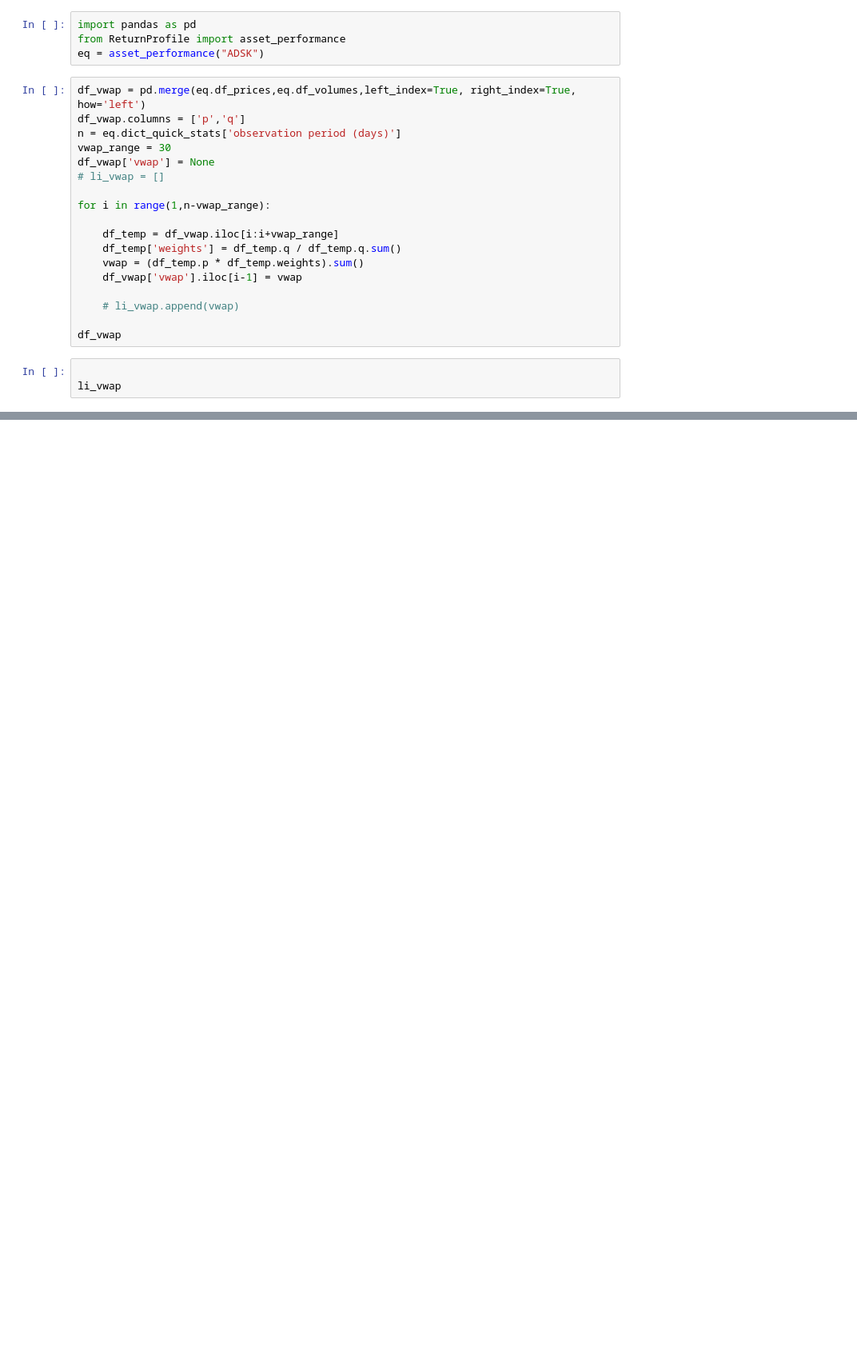
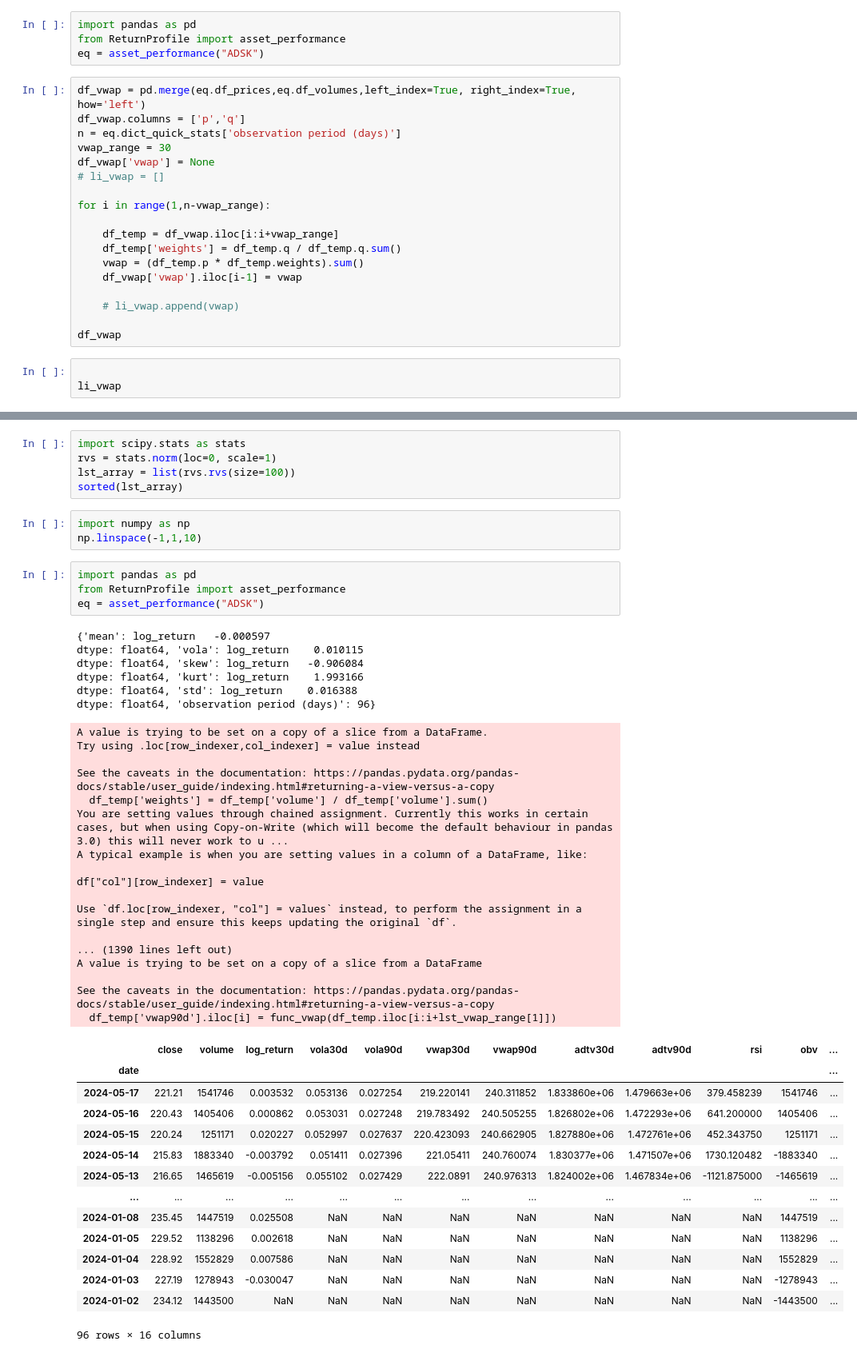
Before and after one commit to sleepper/investmentstrategies, a Jupyter notebook: Step by Step API.ipynb, the cells around one changed output, grey strips where cells are left out. Shown at 80% size. Cells and saved outputs as stored; diff of their text form; blank space fills up the shorter version.

```diff
--- a/Step by Step API.ipynb
+++ b/Step by Step API.ipynb
@@ -298,0 +269,50 @@ See the caveats in the documentation: https://pandas.pydata.org/pandas-docs/stab
+# %%
+import scipy.stats as stats
+rvs = stats.norm(loc=0, scale=1)
+lst_array = list(rvs.rvs(size=100))
+sorted(lst_array)
+# %%
+import numpy as np
+np.linspace(-1,1,10)
+# %%
+import pandas as pd
+from ReturnProfile import asset_performance
+eq = asset_performance("ADSK")
+# %% [output]
+{'mean': log_return   -0.000597
+dtype: float64, 'vola': log_return    0.010115
+dtype: float64, 'skew': log_return   -0.906084
+dtype: float64, 'kurt': log_return    1.993166
+dtype: float64, 'std': log_return    0.016388
+dtype: float64, 'observation period (days)': 96}
+A value is trying to be set on a copy of a slice from a DataFrame.
+Try using .loc[row_indexer,col_indexer] = value instead
+
+See the caveats in the documentation: https://pandas.pydata.org/pandas-docs/stable/user_guide/indexing.html#returning-a-view-versus-a-copy
+  df_temp['weights'] = df_temp['volume'] / df_temp['volume'].sum()
+You are setting values through chained assignment. Currently this works in certain cases, but when using Copy-on-Write (which will become the default behaviour in pandas 3.0) this will never work to u ...
+A typical example is when you are setting values in a column of a DataFrame, like:
+
+df["col"][row_indexer] = value
+
+Use `df.loc[row_indexer, "col"] = values` instead, to perform the assignment in a single step and ensure this keeps updating the original `df`.
+
+... (1390 lines left out)
+A value is trying to be set on a copy of a slice from a DataFrame
+
+See the caveats in the documentation: https://pandas.pydata.org/pandas-docs/stable/user_guide/indexing.html#returning-a-view-versus-a-copy
+  df_temp['vwap90d'].iloc[i] = func_vwap(df_temp.iloc[i:i+lst_vwap_range[1]])
+|  | close | volume | log_return | vola30d | vola90d | vwap30d | vwap90d | adtv30d | adtv90d | rsi | obv | ... |
+| date |  |  |  |  |  |  |  |  |  |  |  | ... |
+| 2024-05-17 | 221.21 | 1541746 | 0.003532 | 0.053136 | 0.027254 | 219.220141 | 240.311852 | 1.833860e+06 | 1.479663e+06 | 379.458239 | 1541746 | ... |
+| 2024-05-16 | 220.43 | 1405406 | 0.000862 | 0.053031 | 0.027248 | 219.783492 | 240.505255 | 1.826802e+06 | 1.472293e+06 | 641.200000 | 1405406 | ... |
+| 2024-05-15 | 220.24 | 1251171 | 0.020227 | 0.052997 | 0.027637 | 220.423093 | 240.662905 | 1.827880e+06 | 1.472761e+06 | 452.343750 | 1251171 | ... |
+| 2024-05-14 | 215.83 | 1883340 | -0.003792 | 0.051411 | 0.027396 | 221.05411 | 240.760074 | 1.830377e+06 | 1.471507e+06 | 1730.120482 | -1883340 | ... |
+| 2024-05-13 | 216.65 | 1465619 | -0.005156 | 0.055102 | 0.027429 | 222.0891 | 240.976313 | 1.824002e+06 | 1.467834e+06 | -1121.875000 | -1465619 | ... |
+| ... | ... | ... | ... | ... | ... | ... | ... | ... | ... | ... | ... | ... |
+| 2024-01-08 | 235.45 | 1447519 | 0.025508 | NaN | NaN | NaN | NaN | NaN | NaN | NaN | 1447519 | ... |
+| 2024-01-05 | 229.52 | 1138296 | 0.002618 | NaN | NaN | NaN | NaN | NaN | NaN | NaN | 1138296 | ... |
+| 2024-01-04 | 228.92 | 1552829 | 0.007586 | NaN | NaN | NaN | NaN | NaN | NaN | NaN | 1552829 | ... |
+| 2024-01-03 | 227.19 | 1278943 | -0.030047 | NaN | NaN | NaN | NaN | NaN | NaN | NaN | -1278943 | ... |
+| 2024-01-02 | 234.12 | 1443500 | NaN | NaN | NaN | NaN | NaN | NaN | NaN | NaN | -1443500 | ... |
+96 rows × 16 columns
```
Also changed, not shown: parts of 4 cells of this notebook, 4 other files.
